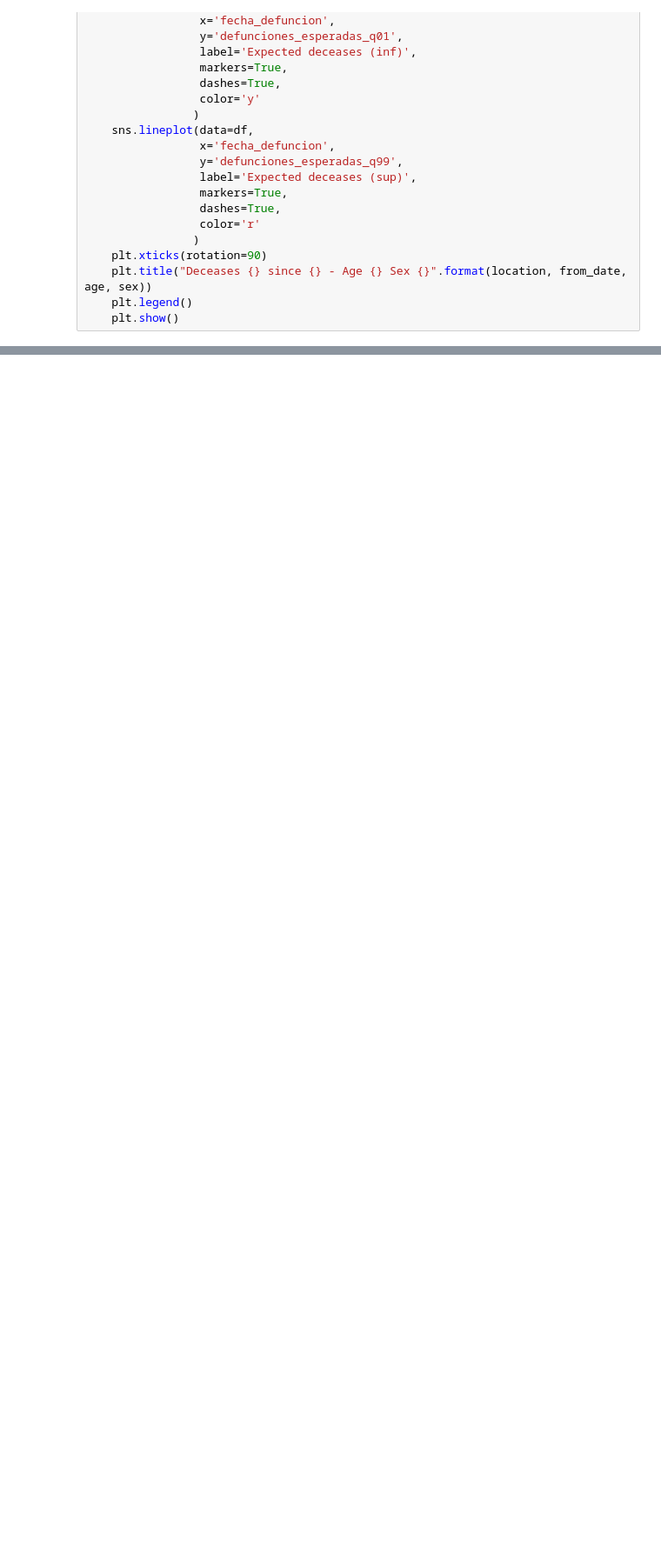
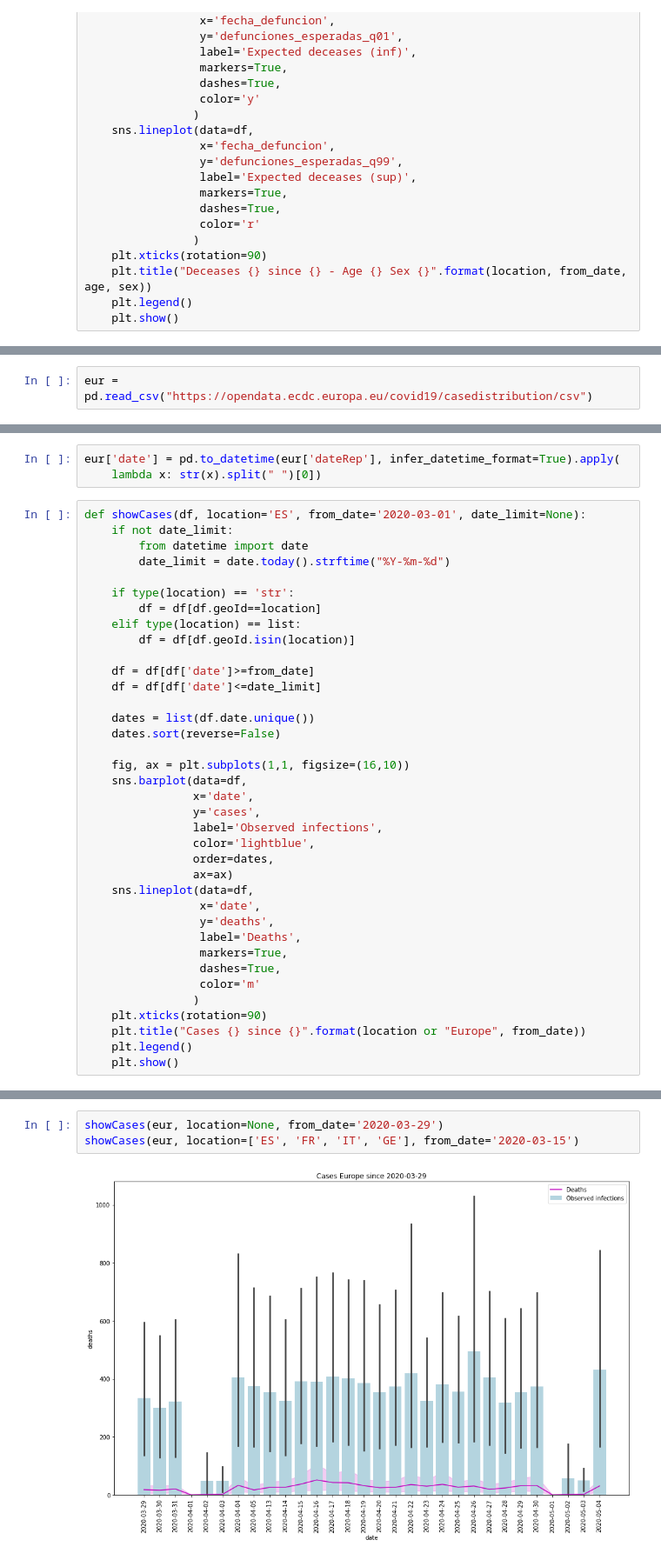
Before and after one commit to RaulRC/Covid-19, a Jupyter notebook: Covid19 - Official Spanish Data Curation ISCIII and other public datasets.ipynb, the cells around one changed output, grey strips where cells are left out. Shown at 87% size. Saved outputs shown, nothing was run; the diff lists cells and outputs as text; blank space fills up the shorter version.

Commit message:
[IMP] update on European open dataset

```diff
--- a/Covid19 - Official Spanish Data Curation ISCIII and other public datasets.ipynb
+++ b/Covid19 - Official Spanish Data Curation ISCIII and other public datasets.ipynb
@@ -411,0 +462,2 @@ showDeceases(momo, location = 'MD')
+# %%
+eur = pd.read_csv("https://opendata.ecdc.europa.eu/covid19/casedistribution/csv")
@@ -411,0 +507,40 @@ showDeceases(momo, location = 'MD')
+# %%
+eur['date'] = pd.to_datetime(eur['dateRep'], infer_datetime_format=True).apply(
+    lambda x: str(x).split(" ")[0])
+# %%
+def showCases(df, location='ES', from_date='2020-03-01', date_limit=None):
+    if not date_limit:
+        from datetime import date
+        date_limit = date.today().strftime("%Y-%m-%d")
+
+    if type(location) == 'str':
+        df = df[df.geoId==location]
+    elif type(location) == list:
+        df = df[df.geoId.isin(location)]
+
+    df = df[df['date']>=from_date]
+    df = df[df['date']<=date_limit]
+
+    dates = list(df.date.unique())
+    dates.sort(reverse=False)
+
+    fig, ax = plt.subplots(1,1, figsize=(16,10))
+    sns.barplot(data=df,
+                x='date',
+                y='cases',
+                label='Observed infections',
+                color='lightblue',
+                order=dates,
+                ax=ax)
+    sns.lineplot(data=df,
+                 x='date',
+                 y='deaths',
+                 label='Deaths',
+                 markers=True,
+                 dashes=True,
+                 color='m'
+                )
+    plt.xticks(rotation=90)
+    plt.title("Cases {} since {}".format(location or "Europe", from_date))
+    plt.legend()
+    plt.show()
@@ -411,0 +570,5 @@ showDeceases(momo, location = 'MD')
+# %%
+showCases(eur, location=None, from_date='2020-03-29')
+showCases(eur, location=['ES', 'FR', 'IT', 'GE'], from_date='2020-03-15')
+# %% [output]
+[figure, added]
```
Also changed, not shown: parts of 19 cells of this notebook.
